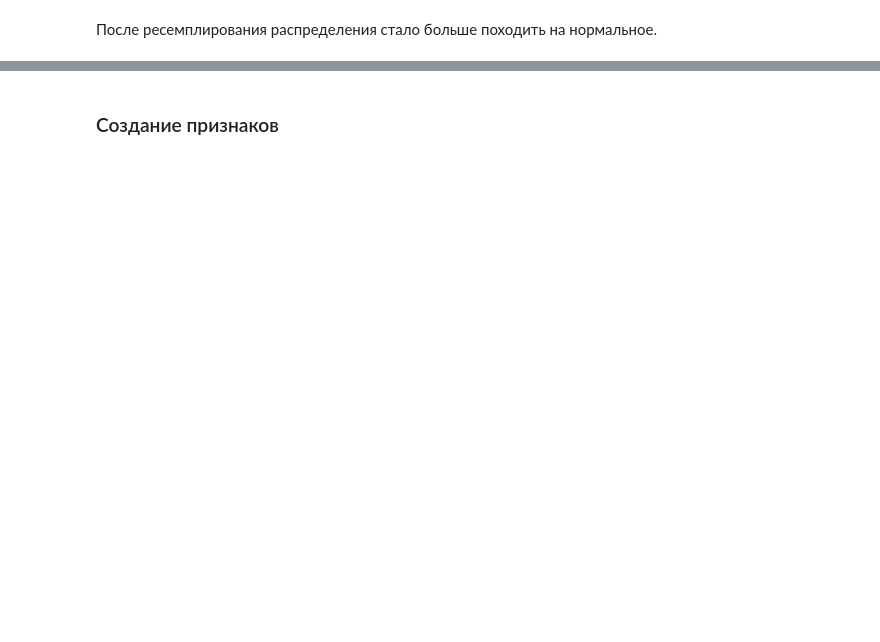
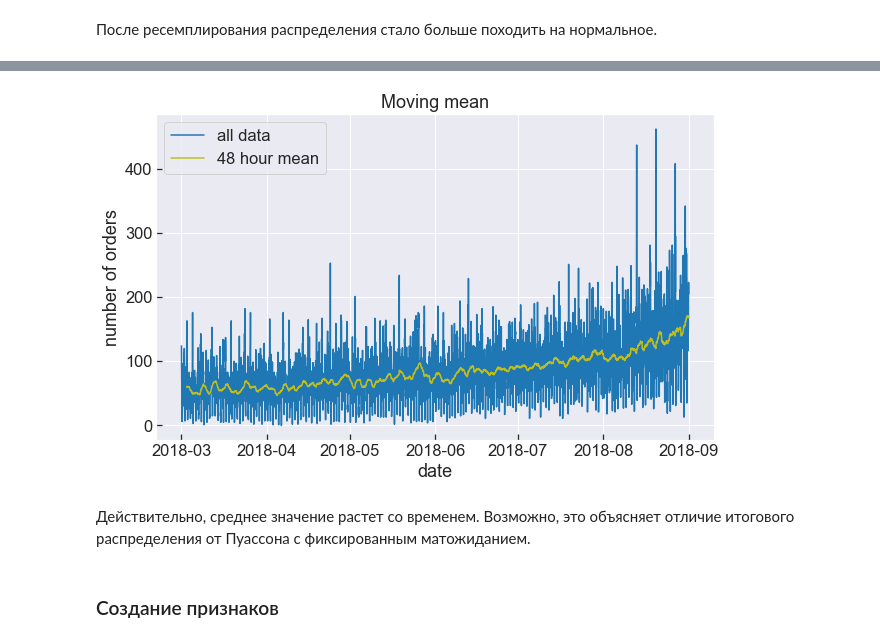
Before and after one commit to mbelveder/praktikum, a Jupyter notebook: 12_taxi/taxi.ipynb, the cells around one changed output, grey strips where cells are left out. Cells and saved outputs as stored; diff of their text form; code cells hidden in the pictures; blank space fills up the shorter version.

```diff
--- a/12_taxi/taxi.ipynb
+++ b/12_taxi/taxi.ipynb
@@ -182,3 +195,22 @@ plt.show()
+# %%
+fig, ax = plt.subplots(figsize=(10, 6))
+
+ax.plot(df, label='all data')
+
+ax.plot(df.rolling(48).mean(), color='C8',
+        label='48 hour mean', zorder=3)
+
+plt.legend()
+
+plt.title('Moving mean')
+plt.ylabel('number of orders')
+plt.xlabel('date')
+
+plt.show()
+# %% [output]
+[figure, added]
+# %% [markdown]
+Действительно, среднее значение растет со временем. Возможно, это объясняет отличие итогового распределения от Пуассона с фиксированным матожиданием.
 # %% [markdown]
 ### Создание признаков
 # %%
```
Also changed, not shown: parts of 28 cells of this notebook, 22 other files.
